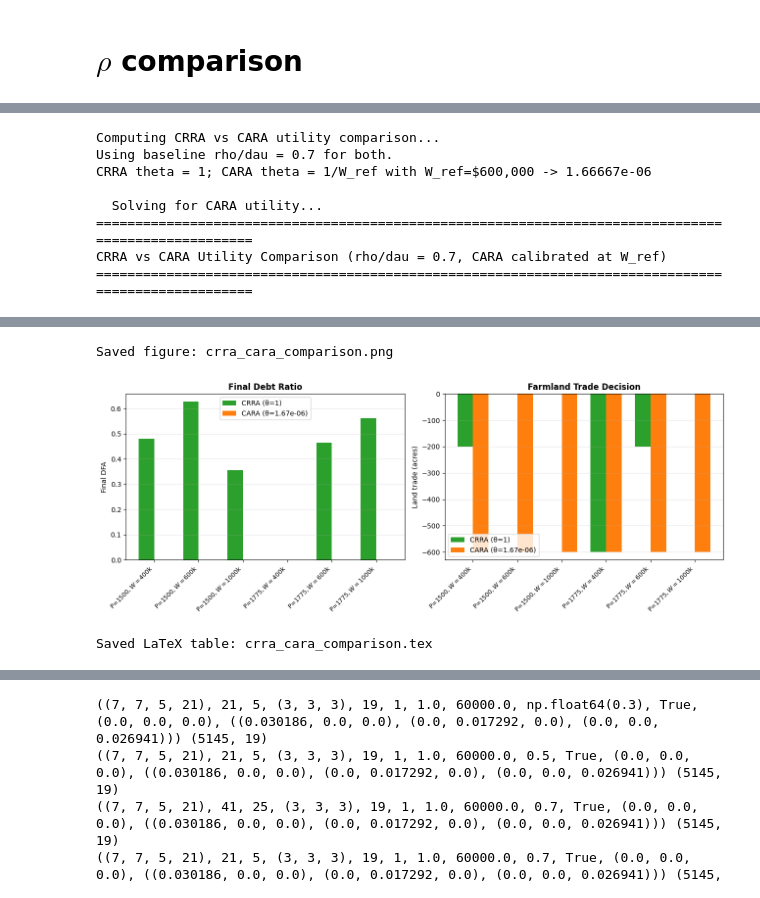
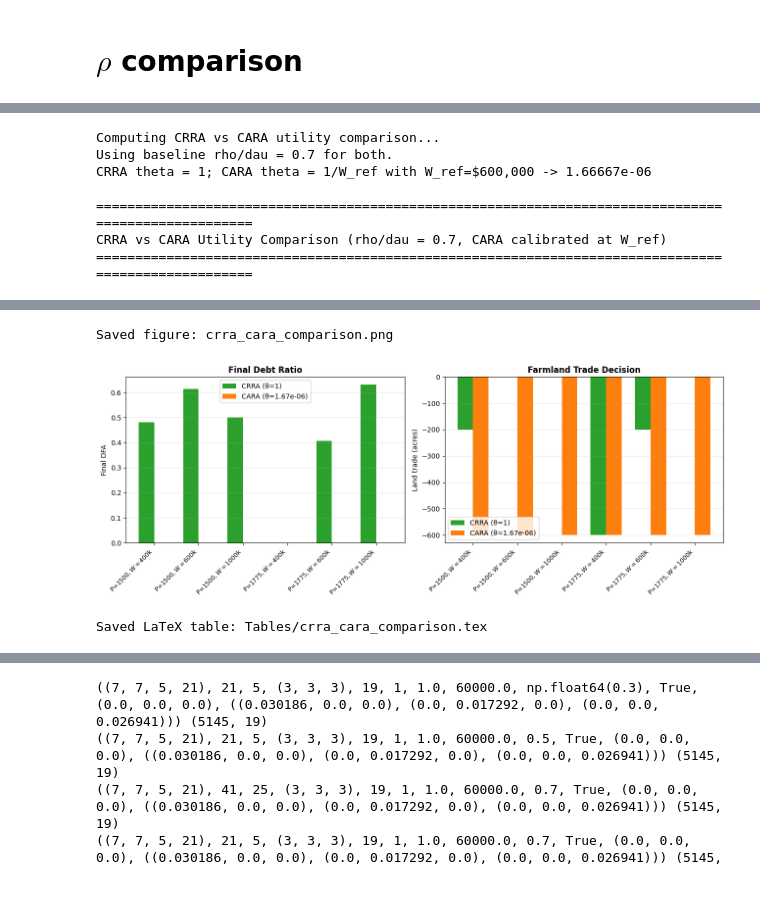
Before and after one commit to mikkelfe/Dynamic-Programming-Project, a Jupyter notebook: Model_with_mutual.ipynb, the cells around one changed output, grey strips where cells are left out. Drawn from its saved outputs; the diff is of its cells as text; code cells hidden in the pictures.

```diff
--- a/Model_with_mutual.ipynb
+++ b/Model_with_mutual.ipynb
@@ -140,9 +140,10 @@ cfg = model.config
 cfg.Ee = (0.0, 0.0, 0.0)
 
 cfg.search_mode = "vectorized"  # 'matlab', 'vectorized', or 'two_stage'
-
+cfg.cost_scale_eta = 1.0
 cfg.value_backend = "numba"
-
+cfg.cost_scale_eta = 1.0
+cfg.cost_scale_ref = 600.0
 cfg.CRRA = True   # Set to False to run CARA utility mode.
 cfg.m = (3, 3, 3)
 cfg.dau = 0.7 #Credit limit parameter from paper.
@@ -162,6 +163,7 @@ cache_key = (
     cfg.n, cfg.q, cfg.q2, cfg.m, cfg.T, cfg.t1, cfg.theta, cfg.b,
     cfg.dau, bool(cfg.CRRA), cfg.Ee, cfg.var_cov
 )
+
 if cache_key not in _mutual_copt_cache:
     _mutual_copt_cache[cache_key] = solve_mutual_coefficients(cfg)
 copt = _mutual_copt_cache[cache_key]
@@ -177,9 +179,6 @@ t0 = time.perf_counter()
 shock_nodes, shock_weights = gauss_hermite_multinormal(arrays["m"], arrays["Ee"], arrays["VarCov"])
 mean_e = np.asarray(cfg.Ee, dtype=float)
 cov_e = np.asarray(cfg.var_cov, dtype=float)
-# MATLAB pathT-style protocol: precompute one fixed shock panel and reuse by year.
-# Shape: (simulation, year, shock_dim)
-shocks_panel = rng.multivariate_normal(mean=mean_e, cov=cov_e, size=(n_sims, n_years))
 timings["quadrature_setup"] += time.perf_counter() - t0
 
 # Table-8 initial state from paper.
@@ -223,7 +222,6 @@ for year in range(1, n_years + 1):
         timings["optimize_controls"] += time.perf_counter() - t0
 
         t0 = time.perf_counter()
-        #shocks = shocks_panel[active_idx, yr_idx, :]
         shocks = rng.multivariate_normal(mean=mean_e, cov=cov_e, size=active_idx.size)
         timings["draw_shocks"] += time.perf_counter() - t0
 
@@ -336,7 +342,7 @@ latex_str = table8_makecell.to_latex(
     label="tab:table8_mutual_makecell",
 )
 
-tex_path = "table8_makecell.tex"
+tex_path = "Tables/table8_makecell.tex"
 with open(tex_path, "w") as f:
     f.write(latex_str)
 
@@ -420,7 +426,7 @@ latex_str = table7_makecell.to_latex(
     label="tab:table7_mutual_makecell",
 )
 
-tex_path = "table7_makecell.tex"
+tex_path = "Tables/table7_makecell.tex"
 with open(tex_path, "w") as f:
     f.write(latex_str)
 
@@ -434,9 +440,6 @@ Add \usepackage{makecell} to your LaTeX preamble.
 # %%
 # Sensitivity Analysis: compare rho/dau = 0.5 against the baseline rho/dau = 0.7
 # Multiple scenarios like normal Table 7: prices and wealth levels
-
-from dynprolib.pyfriendly.portfolio_core import _value_backend
-
 
 compare_daus = [0.5, float(cfg.dau)]
 prices = [1500.0, 1775.0]
@@ -568,7 +571,7 @@ axes[1].legend()
 axes[1].grid(axis="y", alpha=0.3)
 
 plt.tight_layout()
-plt.savefig("rho_dau_comparison.png", dpi=300, bbox_inches="tight")
+plt.savefig("Graphs/rho_dau_comparison.png", dpi=300, bbox_inches="tight")
 print("\nSaved figure: rho_dau_comparison.png")
 plt.show()
 
@@ -588,7 +591,7 @@ latex_str = latex_table.to_latex(
     caption="Sensitivity Analysis: Effect of lowering credit limit parameter $\rho$ from 0.7 to 0.5",
     label="tab:rho_dau_sensitivity",
 )
-tex_path = "rho_dau_comparison.tex"
+tex_path = "Tables/rho_dau_comparison.tex"
 with open(tex_path, "w") as f:
     f.write(latex_str)
 print(f"Saved LaTeX table: {tex_path}")
@@ -642,6 +645,8 @@ for use_crra in compare_crra:
     cfg_utility.CRRA = use_crra
     cfg_utility.theta = theta_crra if use_crra else theta_cara
     cfg_utility.Ee = (0.0, 0.0, 0.0)
+    cfg_utility.search_mode = "vectorized"
+    cfg_utility.value_backend = "numba"
     cfg_utility.var_cov = (
         (0.030186, 0.0, 0.0),
         (0.0, 0.017292, 0.0),
@@ -752,7 +757,7 @@ axes[1].legend()
 axes[1].grid(axis="y", alpha=0.3)
 
 plt.tight_layout()
-plt.savefig("crra_cara_comparison.png", dpi=300, bbox_inches="tight")
+plt.savefig("Graphs/crra_cara_comparison.png", dpi=300, bbox_inches="tight")
 print("\nSaved figure: crra_cara_comparison.png")
 plt.show()
 
@@ -772,7 +777,7 @@ latex_str_crra = latex_table_crra.to_latex(
     caption="Utility Function Comparison: CRRA vs CARA preferences on optimal decisions (CARA calibrated by ARA match at W_ref)",
     label="tab:crra_cara_comparison",
 )
-tex_path_crra = "crra_cara_comparison.tex"
+tex_path_crra = "Tables/crra_cara_comparison.tex"
 with open(tex_path_crra, "w") as f:
     f.write(latex_str_crra)
 print(f"Saved LaTeX table: {tex_path_crra}")
@@ -781,7 +786,6 @@ Computing CRRA vs CARA utility comparison...
 Using baseline rho/dau = 0.7 for both.
 CRRA theta = 1; CARA theta = 1/W_ref with W_ref=$600,000 -> 1.66667e-06
 
-  Solving for CARA utility...
 ====================================================================================================
 CRRA vs CARA Utility Comparison (rho/dau = 0.7, CARA calibrated at W_ref)
 ====================================================================================================
@@ -795,12 +799,12 @@ CRRA vs CARA Utility Comparison (rho/dau = 0.7, CARA calibrated at W_ref)
 | 6 | CARA | $1,500 | $400,000 | 0.605 | -600 | 400,000 | 0.000 |
 | 7 | CARA | $1,500 | $600,000 | 0.408 | -600 | 600,000 | 0.000 |
 | 8 | CARA | $1,500 | $1,000,000 | 0.013 | -600 | 1,000,000 | 0.000 |
 | 9 | CARA | $1,775 | $400,000 | 0.658 | -600 | 400,000 | 0.000 |
 | 10 | CARA | $1,775 | $600,000 | 0.487 | -600 | 600,000 | 0.000 |
 | 11 | CARA | $1,775 | $1,000,000 | 0.144 | -600 | 1,000,000 | 0.000 |
 Saved figure: crra_cara_comparison.png
-[figure, old version]
+[figure, new version]
-Saved LaTeX table: crra_cara_comparison.tex
+Saved LaTeX table: Tables/crra_cara_comparison.tex
 # %%
 # Diagnostic: inspect CRRA vs CARA results and flag odd rows
 if 'crra_cara_df' in globals():
```
Also changed, not shown: parts of 11 cells of this notebook, 29 other files.
